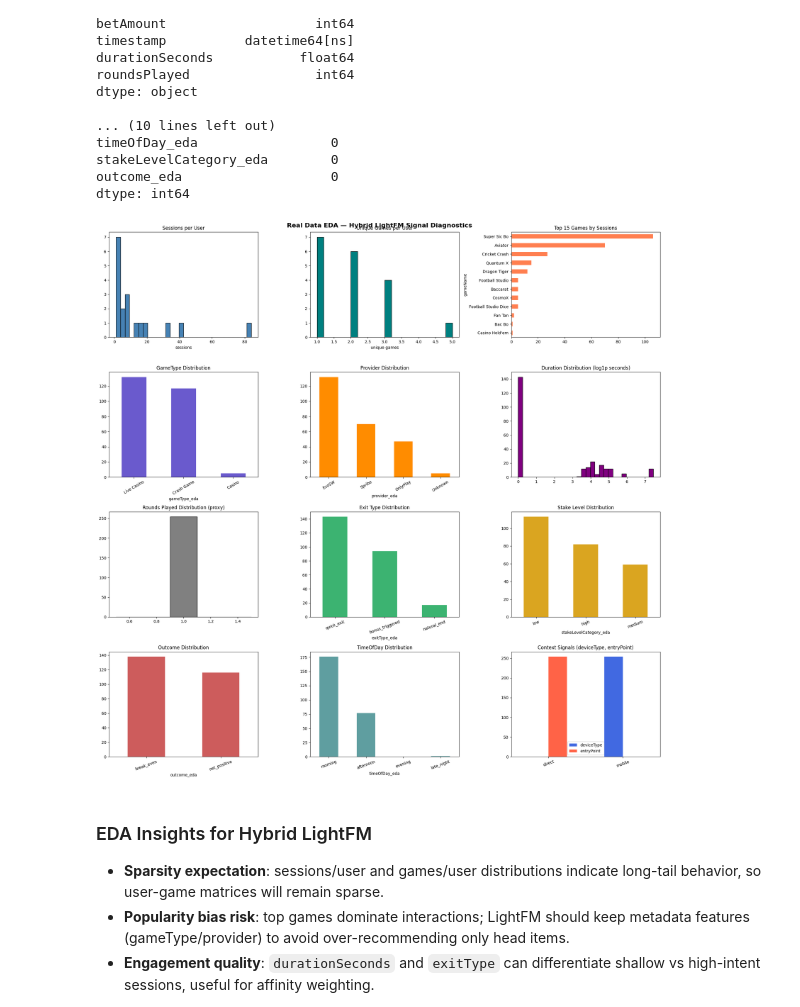
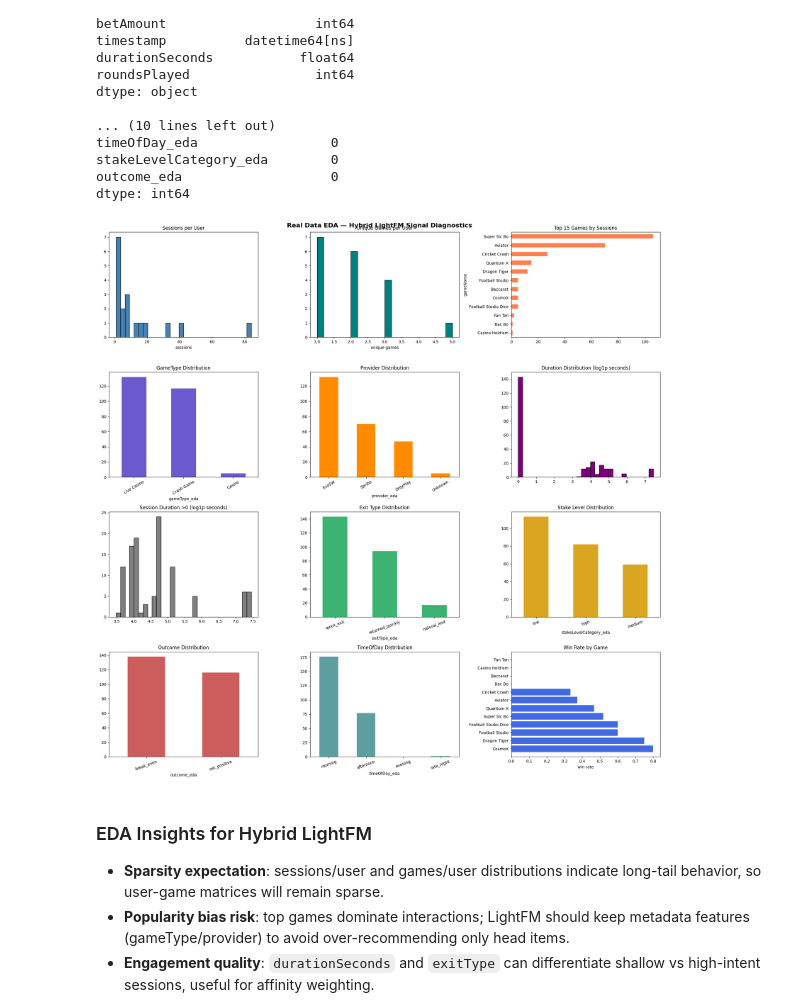
Before and after one commit to AyushDubeyaquagaming/Hybrid-RecSys, a Jupyter notebook: lightfm/recsys_real_data.ipynb, the cells around one changed output. Drawn from its saved outputs; the diff is of its cells as text; code cells hidden in the pictures.

```diff
--- a/lightfm/recsys_real_data.ipynb
+++ b/lightfm/recsys_real_data.ipynb
@@ -82,12 +82,6 @@ transactions_df = transactions_df.rename(columns={
     "vendor":       "providerName",
 })
 
-# Session duration — createdDate se resultedDate tak
-transactions_df["sessionDuration"] = (
-    pd.to_datetime(transactions_df["resultedDate"]) -
-    pd.to_datetime(transactions_df["timestamp"])
-).dt.total_seconds() / 60  # minutes mein
-
 # Time features
 transactions_df["timestamp"] = pd.to_datetime(transactions_df["timestamp"])
 transactions_df["hourOfDay"]  = transactions_df["timestamp"].dt.hour
@@ -96,7 +90,7 @@ transactions_df["dayOfWeek"]  = transactions_df["timestamp"].dt.day_name()
 # Sirf jo chahiye
 transactions_df = transactions_df[[
     "userId", "gameName", "providerName", "categoryName",
-    "betAmount", "result", "sessionDuration",
+    "betAmount", "result",
     "timestamp", "hourOfDay", "dayOfWeek"
 ]].copy()
 
@@ -207,23 +204,20 @@ dayOfWeek          0
 dtype: int64
 # %%
-# 1. sessionDuration drop karo — not reliable
-transactions_df = transactions_df.drop(columns=["sessionDuration"])
-
-# 2. Messy game names clean karo
+# 1. Messy game names clean karo
 game_name_map = {
     "998:baccarat": "Baccarat",
     "Football studio": "Football Studio",
 }
 transactions_df["gameName"] = transactions_df["gameName"].replace(game_name_map)
 
-# 3. gameId add karo from games_df for joining
+# 2. gameId add karo from games_df for joining
 transactions_df = transactions_df.merge(
     games_df[["gameName", "gameId", "minBet", "maxBet"]],
     on="gameName",
     how="left"
 )
 
-# 4. result → binary win flag
+# 3. result → binary win flag
 transactions_df["win"] = (transactions_df["result"] == "WIN").astype(int)
 
 print(f"After cleaning: {len(transactions_df)}")
@@ -517,7 +498,7 @@ gap_mins = (next_ts - eda_df['timestamp']).dt.total_seconds() / 60
 eda_df['returnedWithin10mins_eda'] = gap_mins.le(10).fillna(False)
 eda_df['exitType_eda'] = np.select(
     [eda_df['durationSeconds'] < 30, eda_df['returnedWithin10mins_eda']],
-    ['quick_exit', 'bonus_triggered'],
+    ['quick_exit', 'returned_quickly'],
     default='natural_end'
 )
 
@@ -579,45 +560,43 @@ axes[1, 1].tick_params(axis='x', rotation=30)
 
 # 6) engagement: duration
 axes[1, 2].hist(np.log1p(eda_df['durationSeconds']), bins=30, color='purple', edgecolor='black')
 axes[1, 2].set_title('Duration Distribution (log1p seconds)')
 
-# 7) engagement: rounds proxy
-axes[2, 0].hist(eda_df['roundsPlayed'], bins=5, color='gray', edgecolor='black')
-axes[2, 0].set_title('Rounds Played Distribution (proxy)')
+# 7) engagement: session duration (non-zero only)
+non_zero_duration = eda_df.loc[eda_df['durationSeconds'] > 0, 'durationSeconds']
+axes[2, 0].hist(np.log1p(non_zero_duration), bins=30, color='gray', edgecolor='black')
+axes[2, 0].set_title('Session Duration >0 (log1p seconds)')
 
 # 8) engagement: exitType
 eda_df['exitType_eda'].value_counts().plot(kind='bar', ax=axes[2, 1], color='mediumseagreen')
 axes[2, 1].set_title('Exit Type Distribution')
 axes[2, 1].tick_params(axis='x', rotation=20)
 
 # 9) financial signals
 eda_df['stakeLevelCategory_eda'].value_counts().plot(kind='bar', ax=axes[2, 2], color='goldenrod')
 axes[2, 2].set_title('Stake Level Distribution')
 axes[2, 2].tick_params(axis='x', rotation=20)
 
 # 10) outcome
 eda_df['outcome_eda'].value_counts().plot(kind='bar', ax=axes[3, 0], color='indianred')
 axes[3, 0].set_title('Outcome Distribution')
 axes[3, 0].tick_params(axis='x', rotation=20)
 
 # 11) temporal patterns
 eda_df['timeOfDay_eda'].value_counts().reindex(['morning','afternoon','evening','late_night'], fill_value=0).plot(kind='bar', ax=axes[3, 1], color='cadetblue')
 axes[3, 1].set_title('TimeOfDay Distribution')
 axes[3, 1].tick_params(axis='x', rotation=20)
 
-# 12) context patterns
-context_plot_df = pd.DataFrame({
-    'deviceType': eda_df['deviceType_eda'].value_counts(),
-    'entryPoint': eda_df['entryPoint_eda'].value_counts()
-}).fillna(0)
-context_plot_df.plot(kind='bar', ax=axes[3, 2], color=['royalblue', 'tomato'])
-axes[3, 2].set_title('Context Signals (deviceType, entryPoint)')
-axes[3, 2].tick_params(axis='x', rotation=20)
+# 12) win rate by game
+win_rate_by_game = eda_df.groupby('gameName')['win'].mean().sort_values(ascending=False)
+axes[3, 2].barh(win_rate_by_game.index, win_rate_by_game.values, color='royalblue')
+axes[3, 2].set_title('Win Rate by Game')
+axes[3, 2].set_xlabel('win rate')
 
 plt.tight_layout()
 plt.show()
 # %% [output]
-[figure, old version]
+[figure, new version]
 # %% [markdown]
 ### EDA Insights for Hybrid LightFM
 
```
Also changed, not shown: parts of 27 cells of this notebook.
